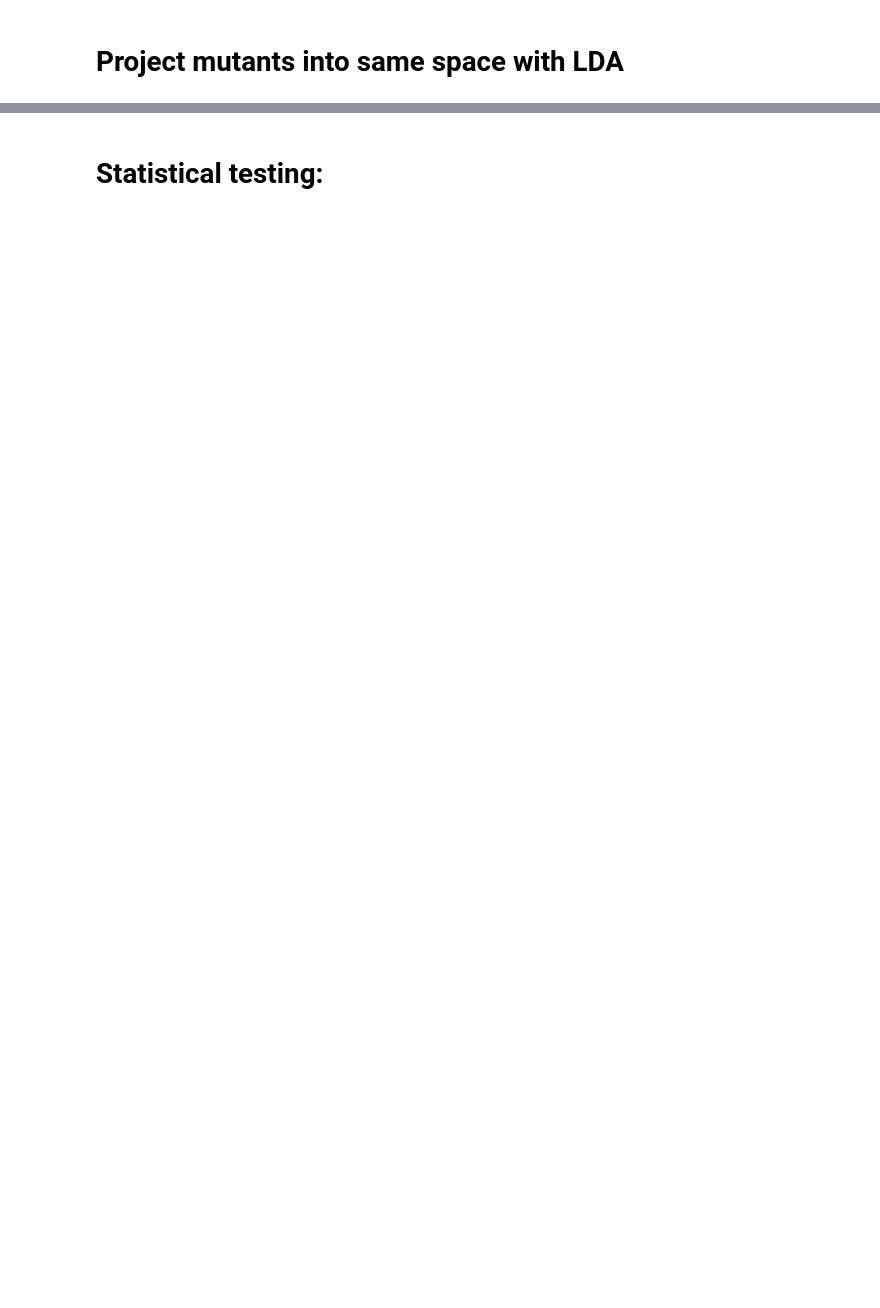
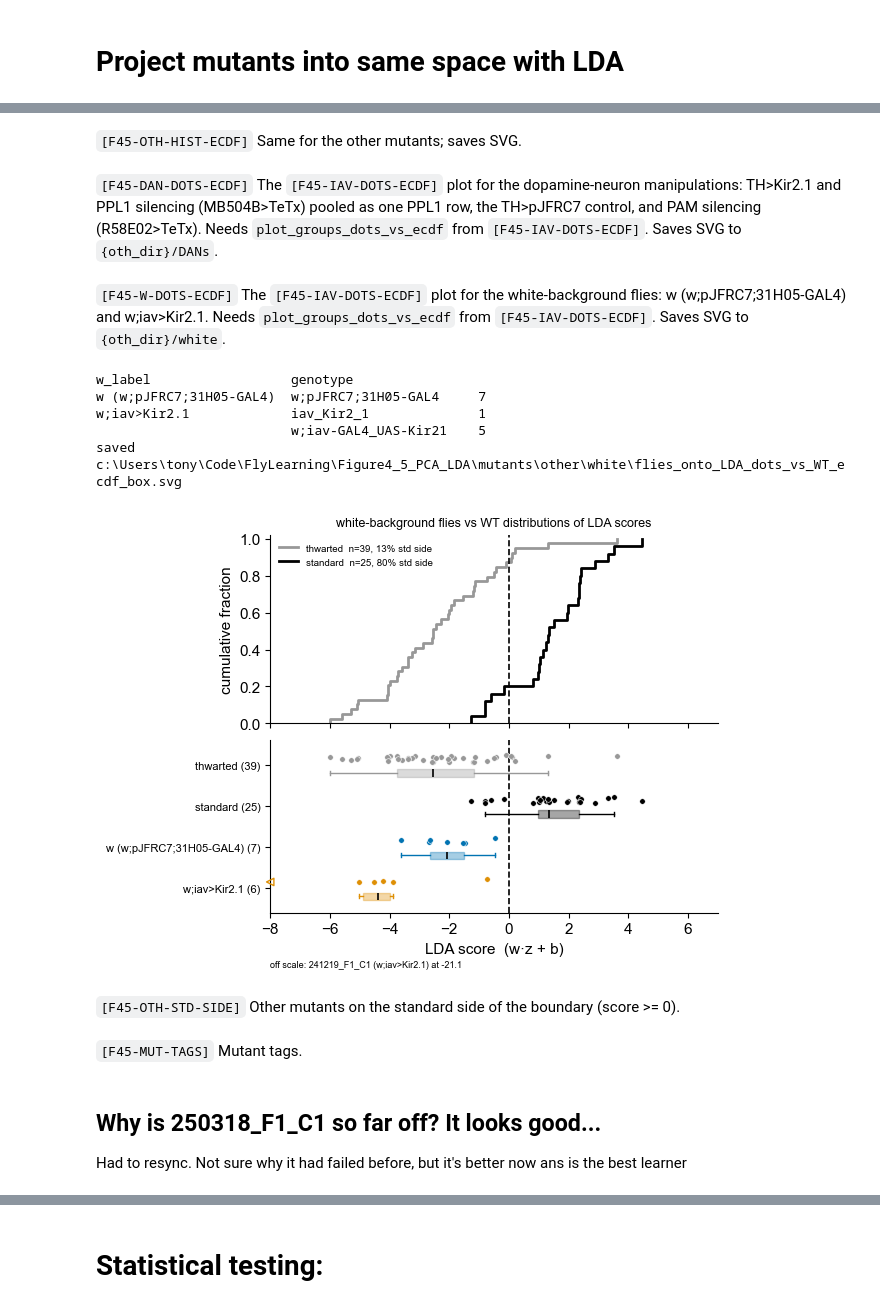
Before and after one commit to tony-azevedo/FlyLearning, a Jupyter notebook: op_cond_Figure4_Fig5_pca_lda.ipynb, the cells around one changed output, grey strips where cells are left out. Drawn from its saved outputs; the diff is of its cells as text; code cells hidden in the pictures; blank space fills up the shorter version.

```diff
--- a/op_cond_Figure4_Fig5_pca_lda.ipynb
+++ b/op_cond_Figure4_Fig5_pca_lda.ipynb
@@ -1795,0 +1301,18 @@ g_df.loc[g_df['lda_scores']>=0,['lda_scores','tags','learn','note_text']]
+# %%
+# [F45-MUT-SPLIT]
+g_df['lda_scores'] = scores_g
+g_df['PC1'] = Z_g[:, 0]
+g_df['PC3'] = Z_g[:, 2]
+
+is_iav = sinq_g.has_tag('iav').reindex(g_df.index)
+is_iav = (sinq_g.has_tag('iav') & ~sinq_g.has_tag('w')).reindex(g_df.index)
+iav_df = g_df.loc[is_iav].copy()     # +;iav>Kir2.1, w;iav>Kir2.1, +;iav>TeTx # +;iav>Kir2.1, w;iav>Kir2.1, +;iav>TeTx
+oth_df = g_df.loc[~is_iav].copy()    # DAN manipulations (PPL, PAM), +;TH-GAL4 control, w;31H05, w;iav;kir2.1
+
+iav_dir = f'{mutants_dir}/iav'
+oth_dir = f'{mutants_dir}/other'
+for d in (iav_dir, oth_dir):
+    os.makedirs(d, exist_ok=True)
+
+print('iav:'); print(iav_df['geno_smpl'].value_counts().to_string())
+print('\nother:'); print(oth_df['geno_smpl'].value_counts().to_string())
@@ -1795,0 +1516,6 @@ g_df.loc[g_df['lda_scores']>=0,['lda_scores','tags','learn','note_text']]
+# %%
+# [F45-IAV-GROUPS]
+iav_groups = {'all iav': iav_df.index}
+for g in sorted(iav_df['geno_smpl'].unique()):
+    iav_groups[g] = iav_df.index[iav_df['geno_smpl'] == g]
+{k: len(v) for k, v in iav_groups.items()}
@@ -1795,0 +1524,5 @@ g_df.loc[g_df['lda_scores']>=0,['lda_scores','tags','learn','note_text']]
+# %%
+# [F45-IAV-PLOT]
+for name, idx in iav_groups.items():
+    print(f'Plotting {len(idx)} flies: {name}')
+    fig = plot_mutants_in_lda_space(iav_df, idx, name, iav_dir)
@@ -1795,0 +1673,2 @@ g_df.loc[g_df['lda_scores']>=0,['lda_scores','tags','learn','note_text']]
+# %% [markdown]
+`[F45-OTH-HIST-ECDF]` Same for the other mutants; saves SVG.
@@ -1795,0 +1679,2 @@ g_df.loc[g_df['lda_scores']>=0,['lda_scores','tags','learn','note_text']]
+# %% [markdown]
+`[F45-DAN-DOTS-ECDF]` The `[F45-IAV-DOTS-ECDF]` plot for the dopamine-neuron manipulations: TH>Kir2.1 and PPL1 silencing (MB504B>TeTx) pooled as one PPL1 row, the TH>pJFRC7 control, and PAM silencing (R58E02>TeTx). Needs `plot_groups_dots_vs_ecdf` from `[F45-IAV-DOTS-ECDF]`. Saves SVG to `{oth_dir}/DANs`.
@@ -1795,0 +1702,27 @@ g_df.loc[g_df['lda_scores']>=0,['lda_scores','tags','learn','note_text']]
+# %% [markdown]
+`[F45-W-DOTS-ECDF]` The `[F45-IAV-DOTS-ECDF]` plot for the white-background flies: w (w;pJFRC7;31H05-GAL4) and w;iav>Kir2.1. Needs `plot_groups_dots_vs_ecdf` from `[F45-IAV-DOTS-ECDF]`. Saves SVG to `{oth_dir}/white`.
+# %%
+# [F45-W-DOTS-ECDF]
+# White-background flies on one plot: w controls and w;iav>Kir2.1. One row per genotype, in this order.
+w_labels = {
+    'w':            'w (w;pJFRC7;31H05-GAL4)',
+    'w;iav>kir2.1': 'w;iav>Kir2.1',
+}
+w_df = g_df.loc[g_df['geno_smpl'].isin(w_labels)].copy()
+w_df['w_label'] = w_df['geno_smpl'].map(w_labels)
+print(w_df.groupby(['w_label', 'genotype']).size().to_string())
+
+w_dir = f'{oth_dir}/white'
+os.makedirs(w_dir, exist_ok=True)
+w_dots_fig = plot_groups_dots_vs_ecdf(w_df, 'white-background flies', w_dir,
+                                      group_col='w_label', order=list(dict.fromkeys(w_labels.values())))
+display(w_dots_fig)
+# %% [output]
+w_label                  genotype
+w (w;pJFRC7;31H05-GAL4)  w;pJFRC7;31H05-GAL4     7
+w;iav>Kir2.1             iav_Kir2_1              1
+                         w;iav-GAL4_UAS-Kir21    5
+saved c:\Users\tony\Code\FlyLearning\Figure4_5_PCA_LDA\mutants\other\white\flies_onto_LDA_dots_vs_WT_ecdf_box.svg
+[figure, added]
+# %% [markdown]
+`[F45-OTH-STD-SIDE]` Other mutants on the standard side of the boundary (score >= 0).
@@ -1795,0 +1732,2 @@ g_df.loc[g_df['lda_scores']>=0,['lda_scores','tags','learn','note_text']]
+# %% [markdown]
+`[F45-MUT-TAGS]` Mutant tags.
@@ -1795,0 +1737,3 @@ g_df.loc[g_df['lda_scores']>=0,['lda_scores','tags','learn','note_text']]
+# %% [markdown]
+## Why is 250318_F1_C1 so far off? It looks good...
+Had to resync. Not sure why it had failed before, but it's better now ans is the best learner
```
Also changed, not shown: parts of 231 cells of this notebook, 39 other files.
